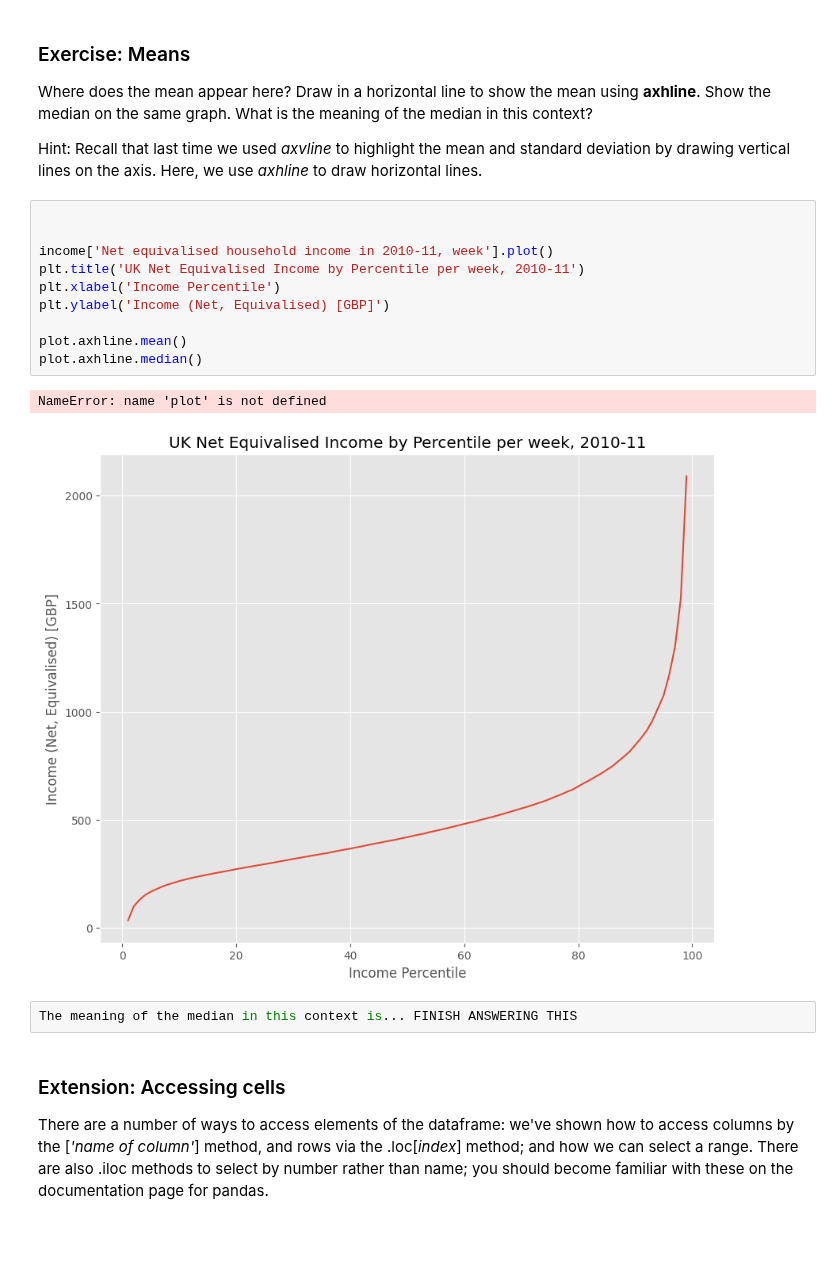
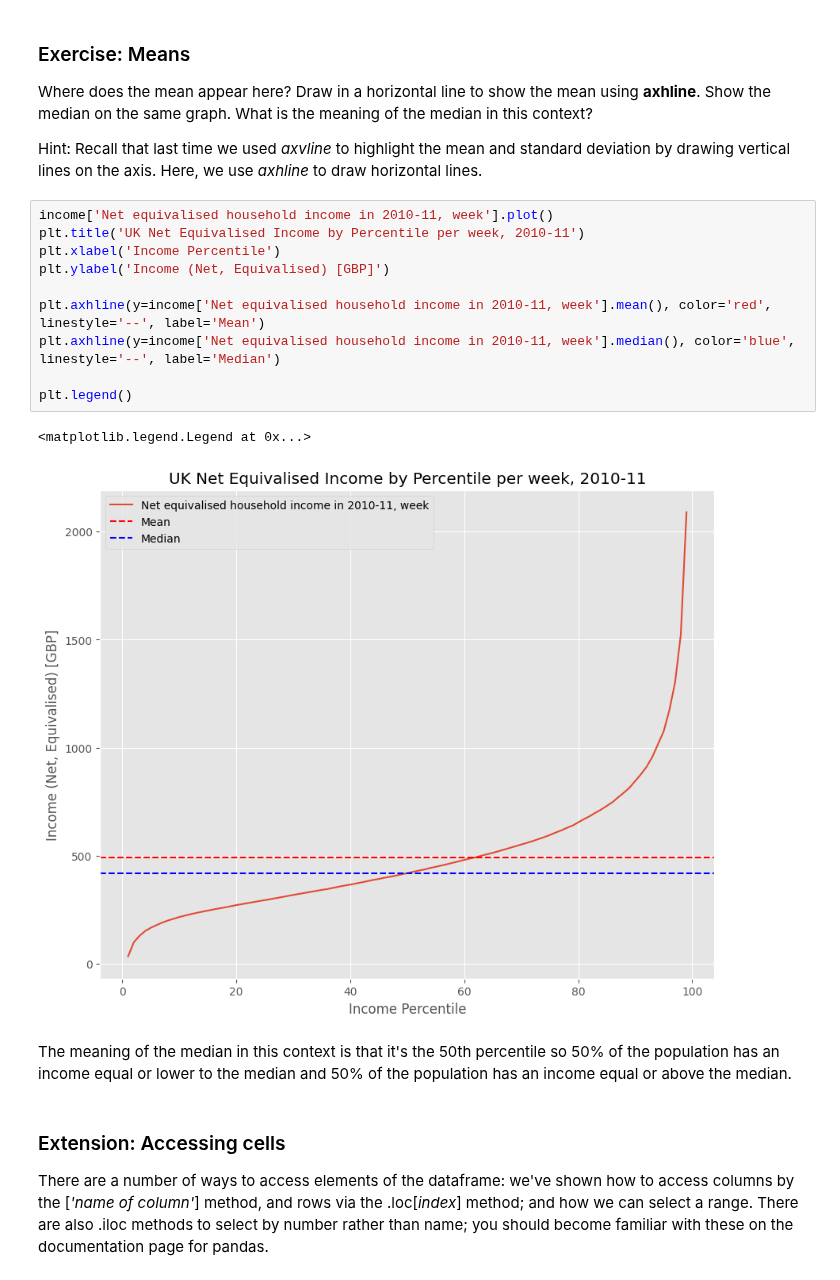
Before and after one commit to camilletulipe06-wq/QM-2, a Jupyter notebook: notebooks/W02. Pandas.ipynb, the cells around one changed output. Cells and saved outputs as stored; diff of their text form; blank space fills up the shorter version.

```diff
--- a/notebooks/W02. Pandas.ipynb
+++ b/notebooks/W02. Pandas.ipynb
@@ -258,20 +258,20 @@ Where does the mean appear here? Draw in a horizontal line to show the mean usin
 
 Hint: Recall that last time we used *axvline* to highlight the mean and standard deviation by drawing vertical lines on the axis. Here, we use *axhline* to draw horizontal lines.
 # %%
-
-
 income['Net equivalised household income in 2010-11, week'].plot()
 plt.title('UK Net Equivalised Income by Percentile per week, 2010-11')
 plt.xlabel('Income Percentile')
 plt.ylabel('Income (Net, Equivalised) [GBP]')
 
-plot.axhline.mean()
-plot.axhline.median()
+plt.axhline(y=income['Net equivalised household income in 2010-11, week'].mean(), color='red', linestyle='--', label='Mean')
+plt.axhline(y=income['Net equivalised household income in 2010-11, week'].median(), color='blue', linestyle='--', label='Median')
+
+plt.legend()
 # %% [output]
-NameError: name 'plot' is not defined
+<matplotlib.legend.Legend at 0x...>
-[figure, old version]
+[figure, new version]
-# %%
-The meaning of the median in this context is... FINISH ANSWERING THIS
+# %% [markdown]
+The meaning of the median in this context is that it's the 50th percentile so 50% of the population has an income equal or lower to the median and 50% of the population has an income equal or above the median.
 # %% [markdown]
 ### Extension: Accessing cells
 
```
